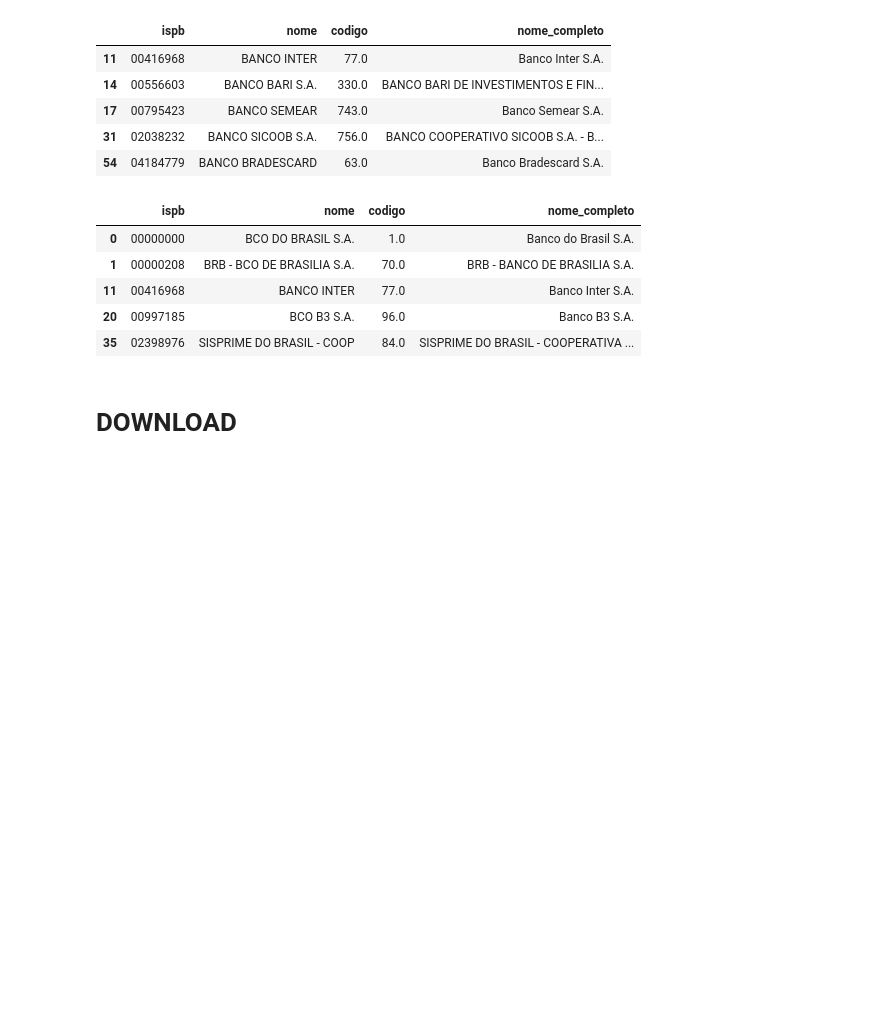
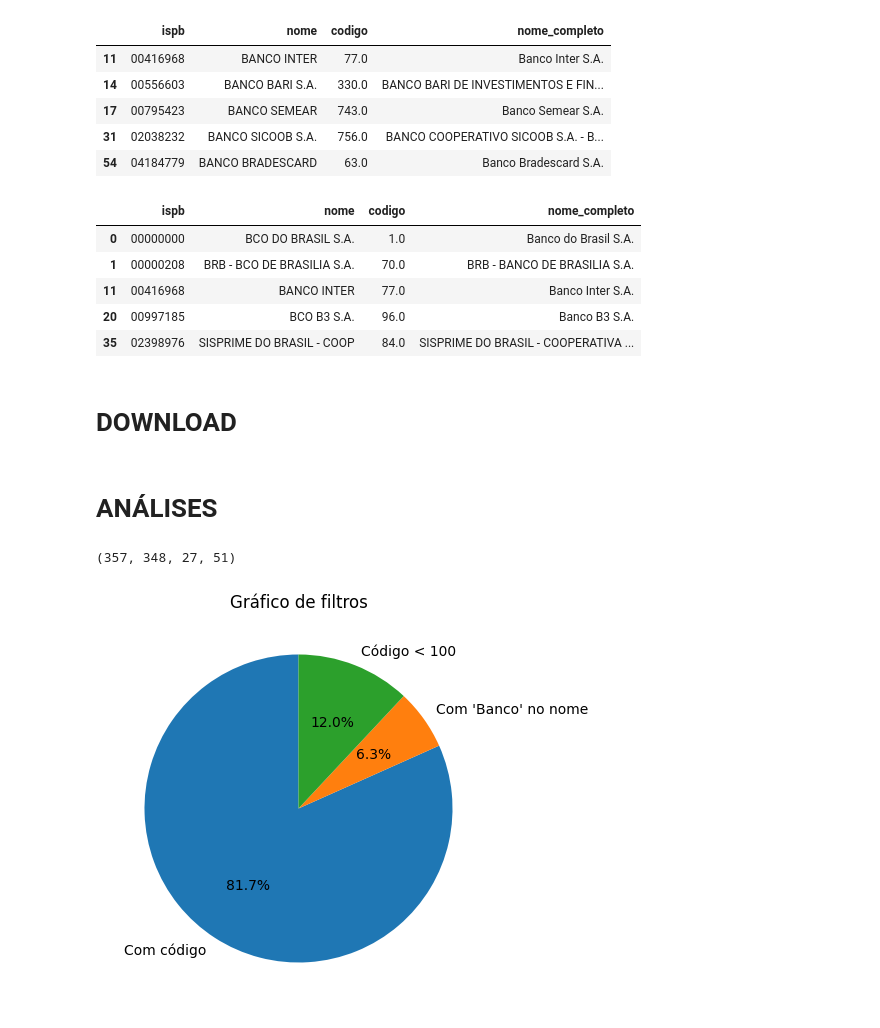
Before and after one commit to ShaylaKumari/DiverseDev, a Jupyter notebook: extração-de-dados/aula05_12/api.ipynb, the cells around one changed output. Cells and saved outputs as stored; diff of their text form; code cells hidden in the pictures; blank space fills up the shorter version.

```diff
--- a/extração-de-dados/aula05_12/api.ipynb
+++ b/extração-de-dados/aula05_12/api.ipynb
@@ -70,3 +70,5 @@ df.to_csv("bancos.csv", index=False, encoding="utf-8")
 filtro1.to_csv("bancos_com_codigo.csv", index=False, encoding="utf-8")
 filtro2.to_csv("bancos_com_nome_'bancos'.csv", index=False, encoding="utf-8")
 filtro3.to_csv("bancos_com_codigo_menor_100.csv", index=False, encoding="utf-8")
+# %% [markdown]
+# ANÁLISES
@@ -72,0 +77,21 @@ filtro3.to_csv("bancos_com_codigo_menor_100.csv", index=False, encoding="utf-8")
+# %%
+total = df.shape[0]
+com_codigo = filtro1.shape[0]
+com_banco_no_nome = filtro2.shape[0]
+codigo_menor_100 = filtro3.shape[0]
+
+total, com_codigo, com_banco_no_nome, codigo_menor_100
+# %% [output]
+(357, 348, 27, 51)
+# %%
+plt.figure(figsize=(5,5))
+plt.pie(
+    [com_codigo, com_banco_no_nome, codigo_menor_100],
+    labels=["Com código", "Com 'Banco' no nome", "Código < 100"],
+    autopct='%1.1f%%',
+    startangle=90
+)
+plt.title("Gráfico de filtros")
+plt.show()
+# %% [output]
+[figure, added]
```
Also changed, not shown: parts of 4 cells of this notebook.
